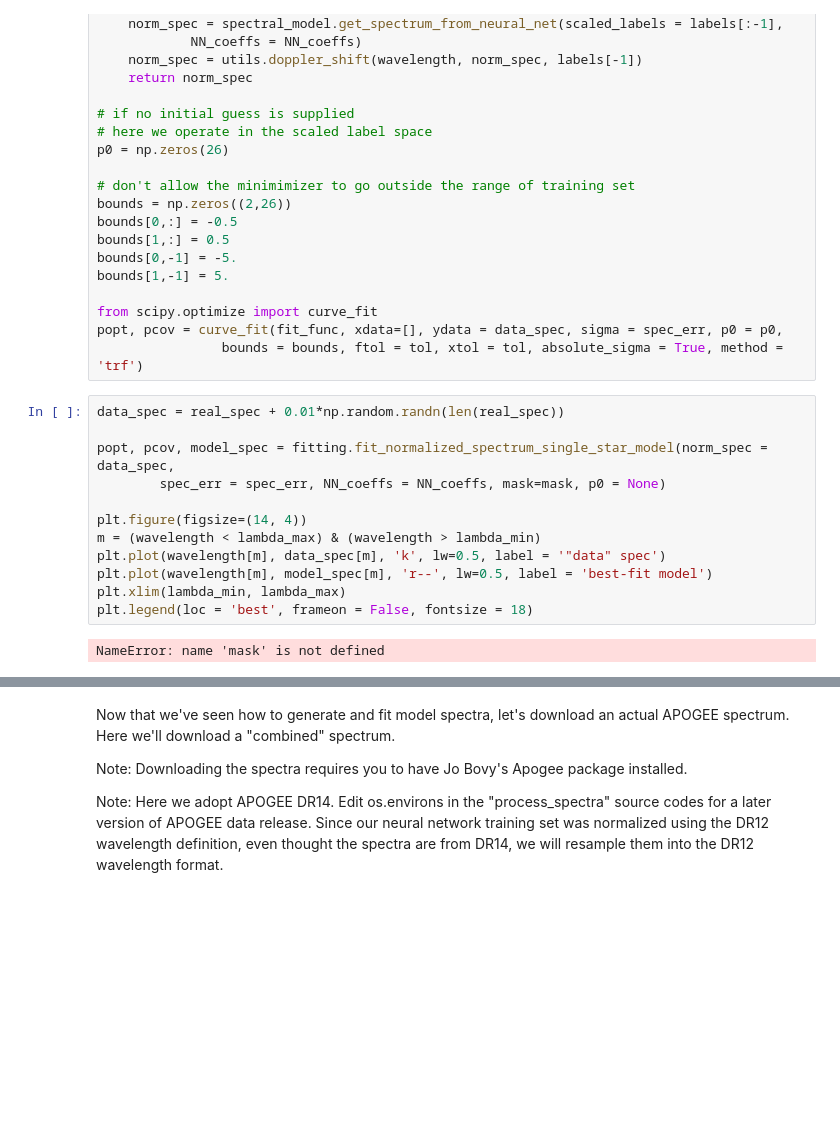
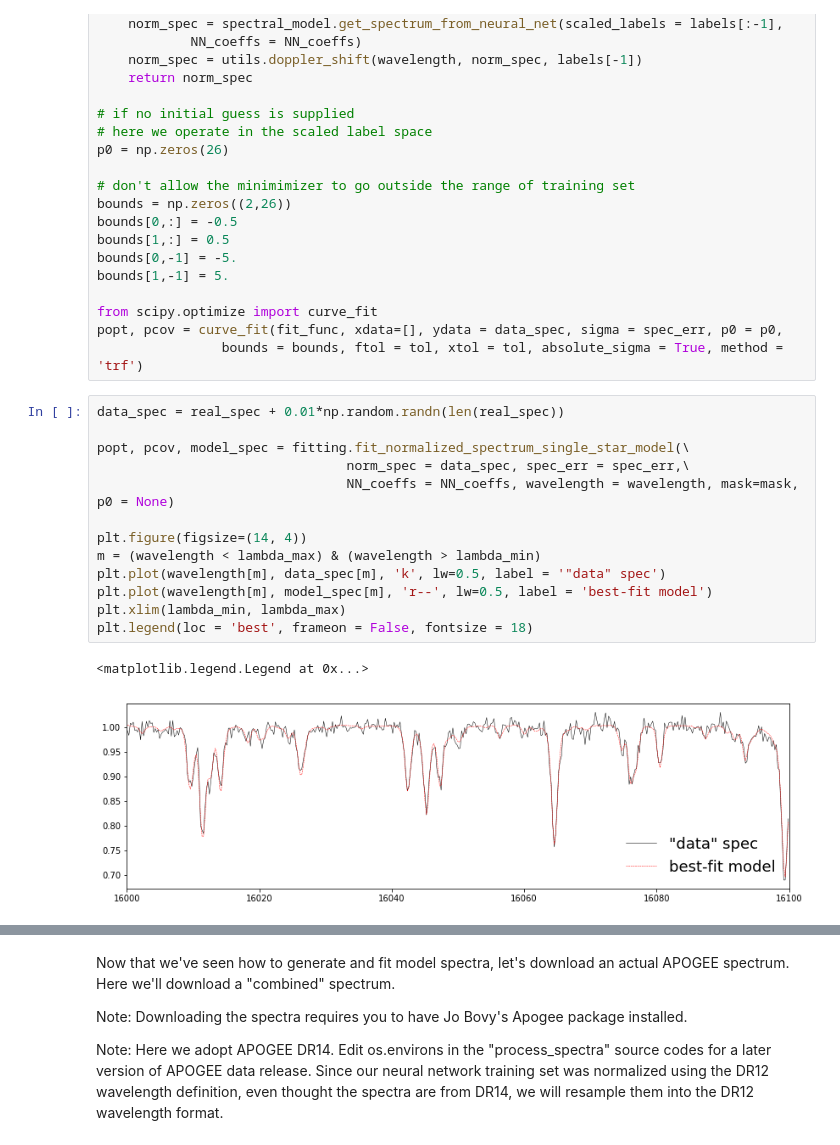
Before and after one commit to tingyuansen/The_Payne, a Jupyter notebook: tutorial.ipynb, the cells around one changed output, grey strips where cells are left out. Saved outputs shown, nothing was run; the diff lists cells and outputs as text; blank space fills up the shorter version.

```diff
--- a/tutorial.ipynb
+++ b/tutorial.ipynb
@@ -101,17 +101,19 @@ popt, pcov = curve_fit(fit_func, xdata=[], ydata = data_spec, sigma = spec_err,
 # %%
 data_spec = real_spec + 0.01*np.random.randn(len(real_spec))
 
-popt, pcov, model_spec = fitting.fit_normalized_spectrum_single_star_model(norm_spec = data_spec,
-        spec_err = spec_err, NN_coeffs = NN_coeffs, mask=mask, p0 = None)
+popt, pcov, model_spec = fitting.fit_normalized_spectrum_single_star_model(\
+                                norm_spec = data_spec, spec_err = spec_err,\
+                                NN_coeffs = NN_coeffs, wavelength = wavelength, mask=mask, p0 = None)
 
 plt.figure(figsize=(14, 4))
 m = (wavelength < lambda_max) & (wavelength > lambda_min)
 plt.plot(wavelength[m], data_spec[m], 'k', lw=0.5, label = '"data" spec')
 plt.plot(wavelength[m], model_spec[m], 'r--', lw=0.5, label = 'best-fit model')
 plt.xlim(lambda_min, lambda_max)
 plt.legend(loc = 'best', frameon = False, fontsize = 18)
 # %% [output]
-NameError: name 'mask' is not defined
+<matplotlib.legend.Legend at 0x...>
+[figure, added]
 # %%
 # verify that our best-fit labels are close to what we put in.
 print(popt)
```
Also changed, not shown: parts of 3 cells of this notebook, 1 other file.
